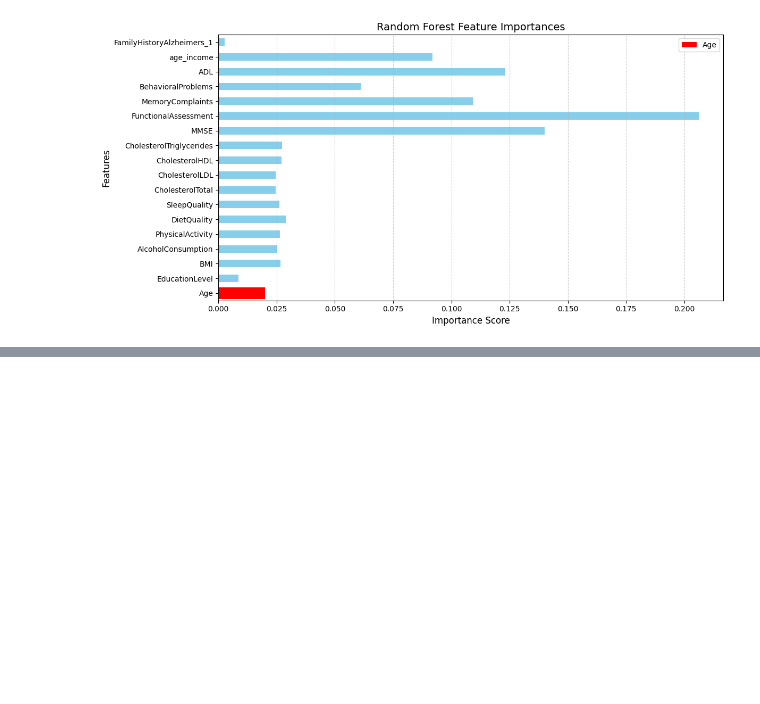
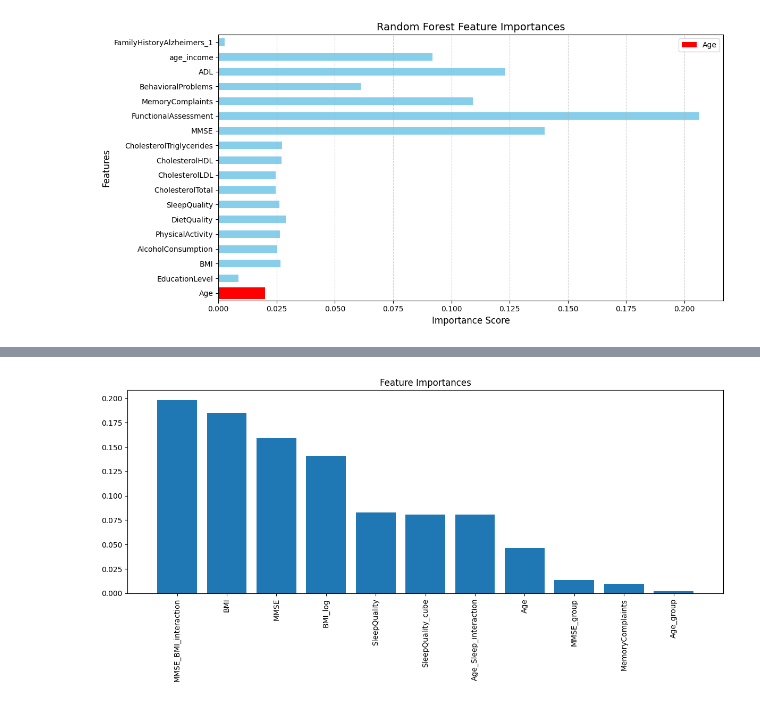
Before and after one commit to Spakshots/NeuroCurve, a Jupyter notebook: NeuroPy/patientProcessing.ipynb, the cells around one changed output, grey strips where cells are left out. Cells and saved outputs as stored; diff of their text form; code cells hidden in the pictures; blank space fills up the shorter version.

```diff
--- a/NeuroPy/patientProcessing.ipynb
+++ b/NeuroPy/patientProcessing.ipynb
@@ -415,0 +451,94 @@ Name: DietQuality, dtype: float64
+# %%
+from sklearn.ensemble import GradientBoostingClassifier
+from sklearn.model_selection import GridSearchCV, StratifiedKFold
+from sklearn.metrics import accuracy_score, confusion_matrix, classification_report, roc_auc_score
+import numpy as np
+import pandas as pd
+
+# Enhanced Feature Engineering
+def create_features(df):
+    # Nonlinear transformations
+    df['SleepQuality_cube'] = df['SleepQuality'] ** 3
+    df['BMI_log'] = np.log1p(df['BMI'])
+
+    # Interaction terms
+    df['Age_Sleep_interaction'] = df['Age'] * df['SleepQuality']
+    df['MMSE_BMI_interaction'] = df['MMSE'] * df['BMI']
+
+    # Binning important features
+    df['Age_group'] = pd.cut(df['Age'], bins=[0, 65, 75, 85, 100], labels=False)
+    df['MMSE_group'] = pd.cut(df['MMSE'], bins=[0, 10, 20, 30], labels=False)
+
+    return df
+
+X = create_features(usableCSV[features].copy())
+y = usableCSV['BehavioralProblems']
+
+# Train-test split with stratification
+X_train, X_test, y_train, y_test = train_test_split(
+    X, y, test_size=0.15, random_state=42, stratify=y
+)
+
+# Advanced Gradient Boosting with Early Stopping
+model = GradientBoostingClassifier(
+    n_estimators=1000,  # Increased number of trees
+    learning_rate=0.005,  # Lower learning rate
+    max_features='sqrt',  # Better for high-dimensional data
+    random_state=42,
+    validation_fraction=0.2,  # For early stopping
+    n_iter_no_change=20,  # Early stopping patience
+    tol=1e-4  # Early stopping tolerance
+)
+
+# Comprehensive parameter grid
+param_grid = {
+    'max_depth': [3, 4, 5],
+    'min_samples_split': [5, 10, 20],
+    'min_samples_leaf': [3, 5, 10],
+    'subsample': [0.6, 0.8, 1.0],
+    'max_features': ['sqrt', 'log2', None]
+}
+
+# Stratified K-Fold for better validation
+cv = StratifiedKFold(n_splits=5, shuffle=True, random_state=42)
+
+# Custom scoring focusing on both classes
+scorer = make_scorer(f1_score, average='weighted')
+
+grid = GridSearchCV(
+    model,
+    param_grid,
+    cv=cv,
+    scoring=scorer,
+    n_jobs=-1,
+    verbose=1
+)
+
+grid.fit(X_train, y_train)
+
+# Best model evaluation
+best_model = grid.best_estimator_
+y_pred = best_model.predict(X_test)
+y_probs = best_model.predict_proba(X_test)[:, 1]
+
+print(f"\nBest Parameters: {grid.best_params_}")
+print(f"Accuracy: {accuracy_score(y_test, y_pred):.4f}")
+print(f"AUC-ROC: {roc_auc_score(y_test, y_probs):.4f}")
+print("\nConfusion Matrix:")
+print(confusion_matrix(y_test, y_pred))
+print("\nClassification Report:")
+print(classification_report(y_test, y_pred))
+
+# Feature Importance Visualization
+importances = best_model.feature_importances_
+features = X.columns
+indices = np.argsort(importances)[::-1]
+
+plt.figure(figsize=(12, 6))
+plt.title("Feature Importances")
+plt.bar(range(X.shape[1]), importances[indices], align="center")
+plt.xticks(range(X.shape[1]), [features[i] for i in indices], rotation=90)
+plt.xlim([-1, X.shape[1]])
+plt.tight_layout()
+plt.show()
+# %% [output]
@@ -415,0 +564 @@ Name: DietQuality, dtype: float64
+[figure, added]
```
Also changed, not shown: parts of 9 cells of this notebook.
